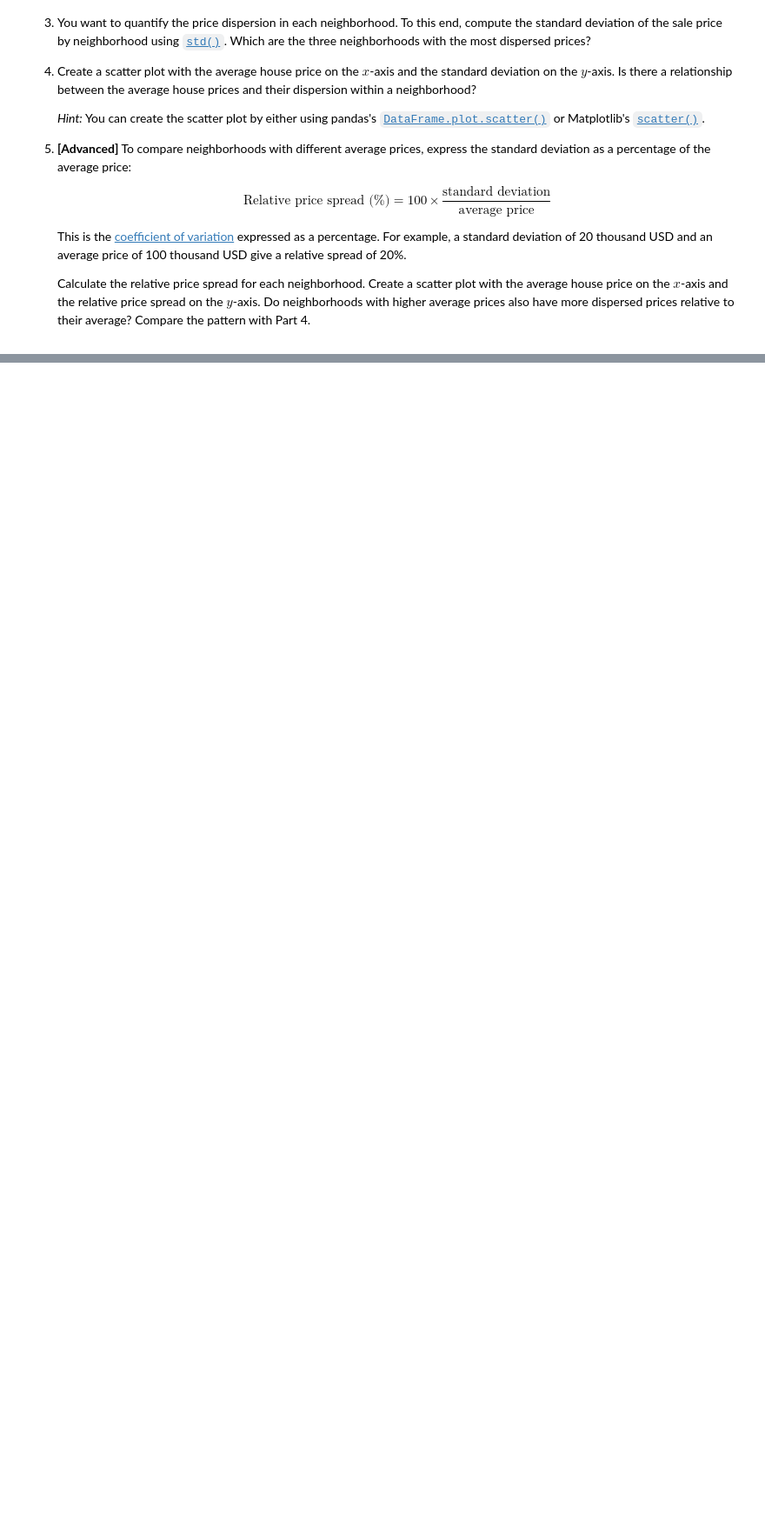
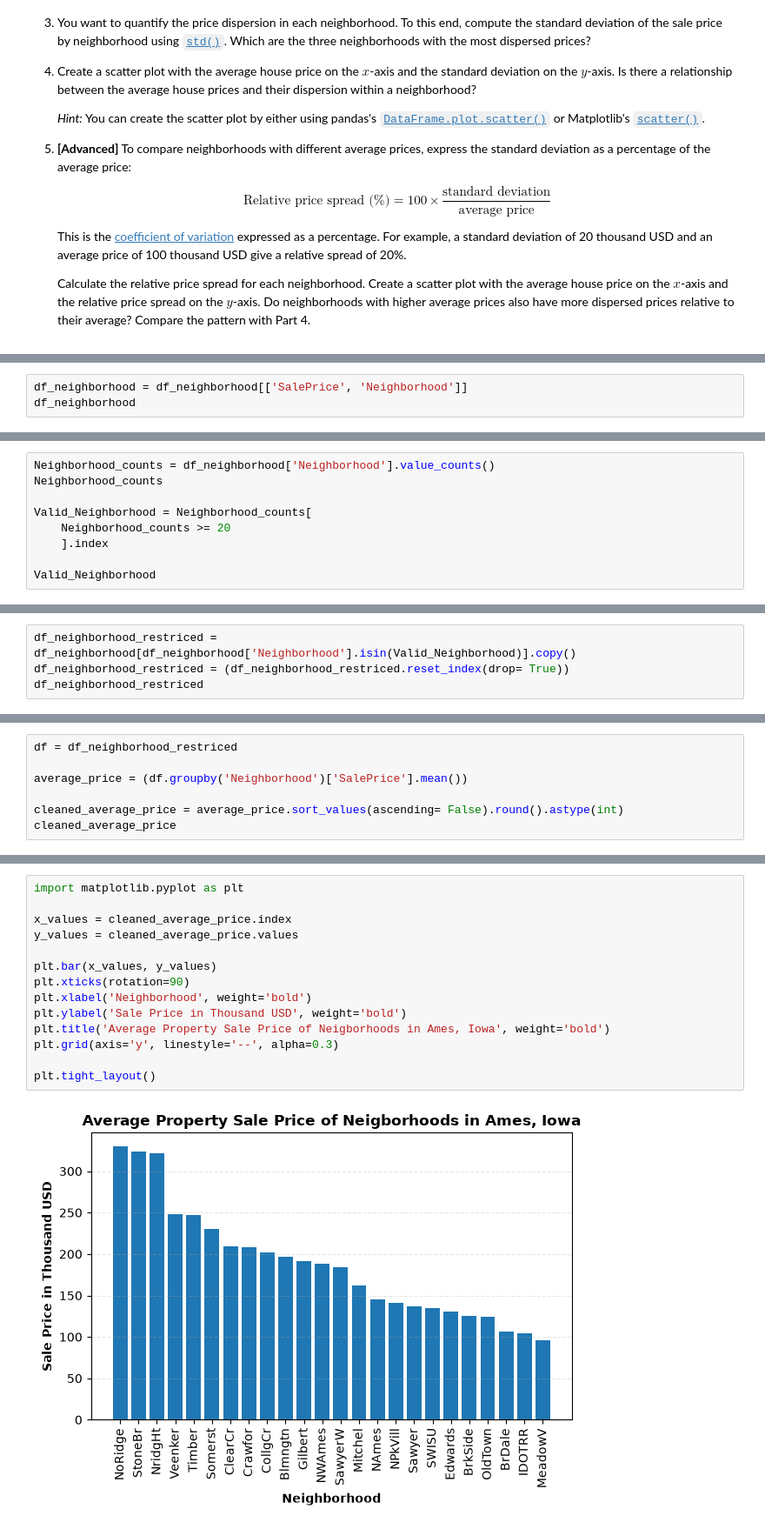
Before and after one commit to leohohner/TECH2-H26, a Jupyter notebook: workshops/workshop4/workshop4.ipynb, the cells around one changed output, grey strips where cells are left out. Shown at 87% size. Saved outputs shown, nothing was run; the diff lists cells and outputs as text; blank space fills up the shorter version.

```diff
--- a/workshops/workshop4/workshop4.ipynb
+++ b/workshops/workshop4/workshop4.ipynb
@@ -104,0 +198,3 @@ characteristics from Ames, a small city in Iowa.
+# %%
+df_neighborhood = df_neighborhood[['SalePrice', 'Neighborhood']]
+df_neighborhood
@@ -104,0 +215,9 @@ characteristics from Ames, a small city in Iowa.
+# %%
+Neighborhood_counts = df_neighborhood['Neighborhood'].value_counts()
+Neighborhood_counts
+
+Valid_Neighborhood = Neighborhood_counts[
+    Neighborhood_counts >= 20
+    ].index
+
+Valid_Neighborhood
@@ -104,0 +230,4 @@ characteristics from Ames, a small city in Iowa.
+# %%
+df_neighborhood_restriced = df_neighborhood[df_neighborhood['Neighborhood'].isin(Valid_Neighborhood)].copy()
+df_neighborhood_restriced = (df_neighborhood_restriced.reset_index(drop= True))
+df_neighborhood_restriced
@@ -104,0 +266,7 @@ characteristics from Ames, a small city in Iowa.
+# %%
+df = df_neighborhood_restriced
+
+average_price = (df.groupby('Neighborhood')['SalePrice'].mean())
+
+cleaned_average_price = average_price.sort_values(ascending= False).round().astype(int)
+cleaned_average_price
@@ -104,0 +291,16 @@ characteristics from Ames, a small city in Iowa.
+# %%
+import matplotlib.pyplot as plt
+
+x_values = cleaned_average_price.index
+y_values = cleaned_average_price.values
+
+plt.bar(x_values, y_values)
+plt.xticks(rotation=90)
+plt.xlabel('Neighborhood', weight='bold')
+plt.ylabel('Sale Price in Thousand USD', weight='bold')
+plt.title('Average Property Sale Price of Neigborhoods in Ames, Iowa', weight='bold')
+plt.grid(axis='y', linestyle='--', alpha=0.3)
+
+plt.tight_layout()
+# %% [output]
+[figure, added]
```
Also changed, not shown: parts of 55 cells of this notebook, 1 other file.
